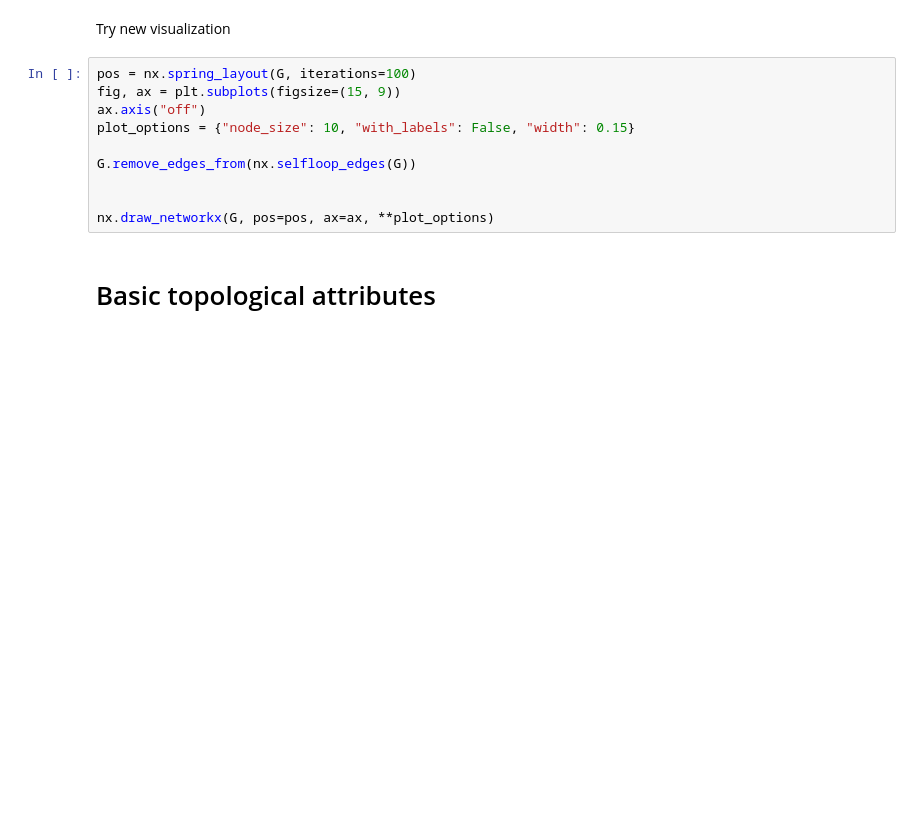
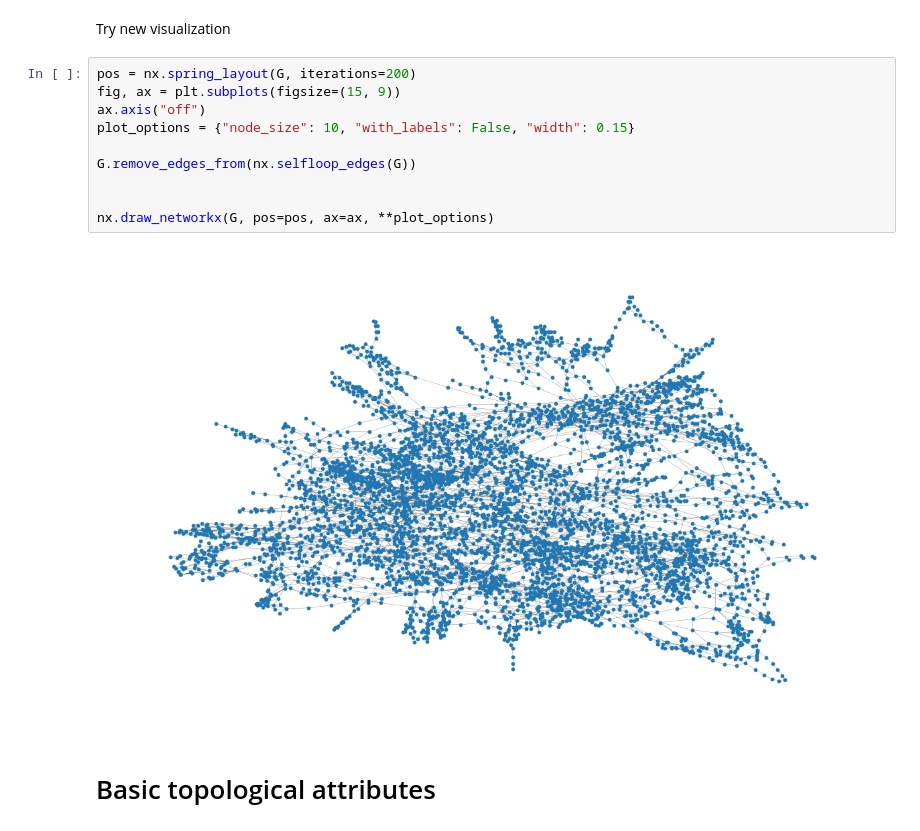
Before and after one commit to luca959/Network_Analysis1, a Jupyter notebook: NA.ipynb, the cells around one changed output. Cells and saved outputs as stored; diff of their text form; blank space fills up the shorter version.

```diff
--- a/NA.ipynb
+++ b/NA.ipynb
@@ -24,15 +24,17 @@ G = nx.Graph(read_file)
 # %% [markdown]
 Try new visualization
 # %%
-pos = nx.spring_layout(G, iterations=100)
+pos = nx.spring_layout(G, iterations=200)
 fig, ax = plt.subplots(figsize=(15, 9))
 ax.axis("off")
 plot_options = {"node_size": 10, "with_labels": False, "width": 0.15}
 
 G.remove_edges_from(nx.selfloop_edges(G))
 
 
 nx.draw_networkx(G, pos=pos, ax=ax, **plot_options)
+# %% [output]
+[figure, added]
 # %% [markdown]
 # Basic topological attributes
 # %%
```
Also changed, not shown: parts of 3 cells of this notebook.
